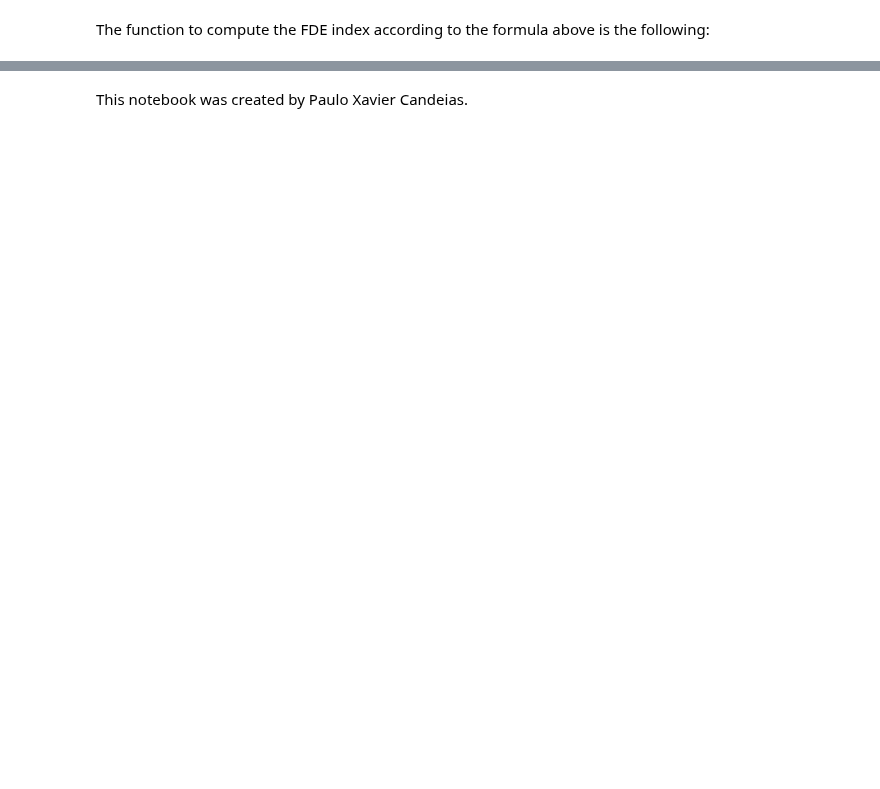
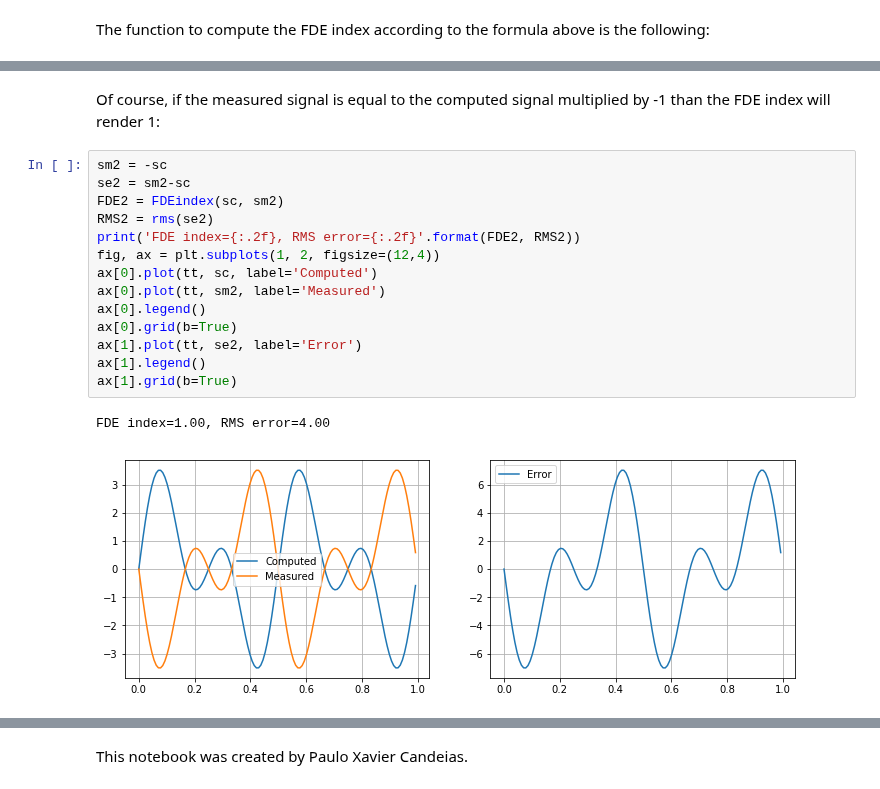
Before and after one commit to pxcandeias/py-notebooks, a Jupyter notebook: Frequency_Domain_Error_index.ipynb, the cells around one changed output, grey strips where cells are left out. Saved outputs shown, nothing was run; the diff lists cells and outputs as text; blank space fills up the shorter version.

```diff
--- a/Frequency_Domain_Error_index.ipynb
+++ b/Frequency_Domain_Error_index.ipynb
@@ -106,0 +164,19 @@ The computation of results yields:
+# %% [markdown]
+Of course, if the measured signal is equal to the computed signal multiplied by -1 than the FDE index will render 1:
+# %%
+sm2 = -sc
+se2 = sm2-sc
+FDE2 = FDEindex(sc, sm2)
+RMS2 = rms(se2)
+print('FDE index={:.2f}, RMS error={:.2f}'.format(FDE2, RMS2))
+fig, ax = plt.subplots(1, 2, figsize=(12,4))
+ax[0].plot(tt, sc, label='Computed')
+ax[0].plot(tt, sm2, label='Measured')
+ax[0].legend()
+ax[0].grid(b=True)
+ax[1].plot(tt, se2, label='Error')
+ax[1].legend()
+ax[1].grid(b=True)
+# %% [output]
+FDE index=1.00, RMS error=4.00
+[figure, added]
```
Also changed, not shown: parts of 18 cells of this notebook, 4 other files.
